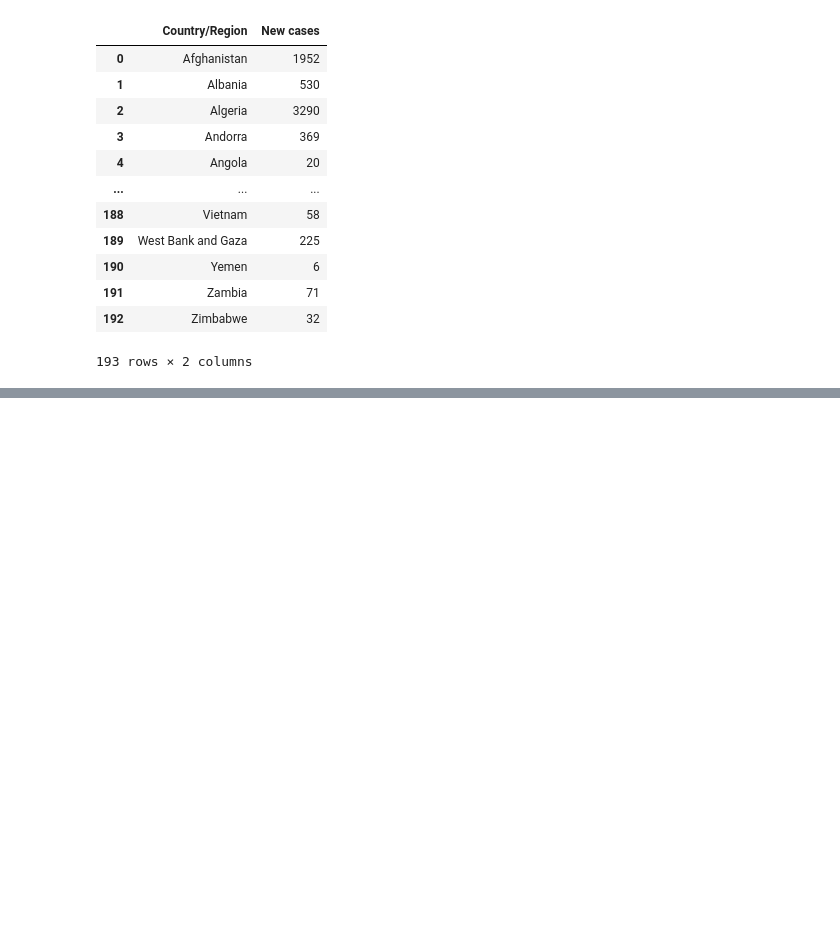
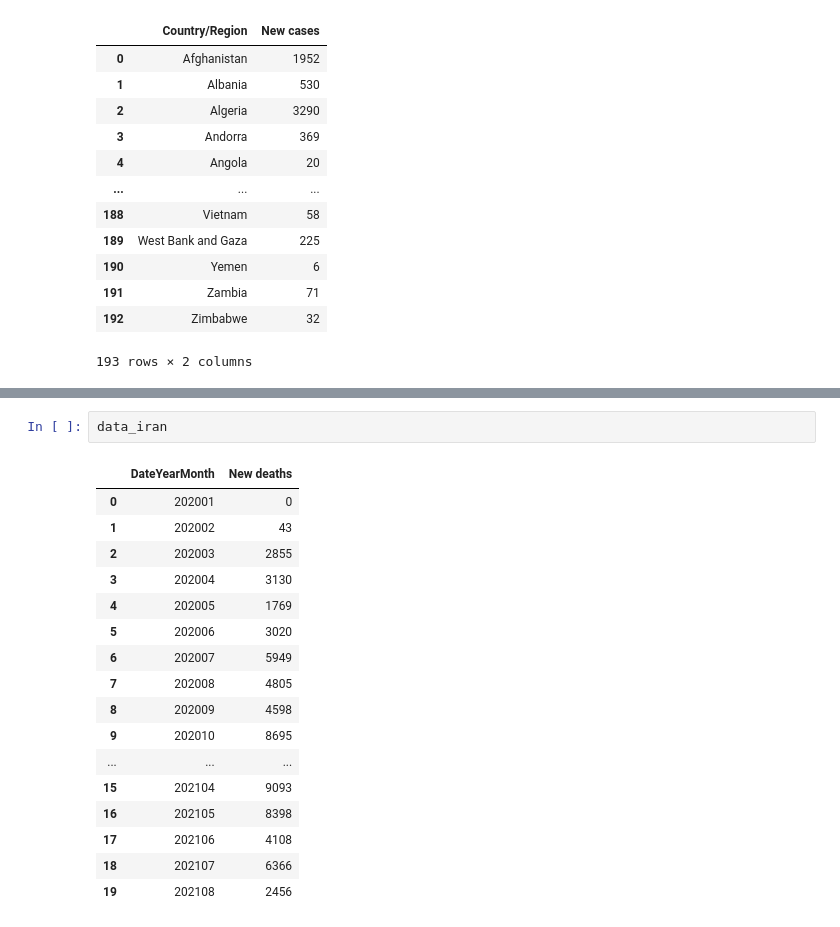
Before and after one commit to Hoda-Shad/Machine-Learning, a Jupyter notebook: Assignment3/2- Covid19.ipynb, the cells around one changed output, grey strips where cells are left out. Drawn from its saved outputs; the diff is of its cells as text; blank space fills up the shorter version.

```diff
--- a/Assignment3/2- Covid19.ipynb
+++ b/Assignment3/2- Covid19.ipynb
@@ -73,0 +100,20 @@ targetco_data[:8]
+# %%
+data_iran
+# %% [output]
+|  | DateYearMonth | New deaths |
+| 0 | 202001 | 0 |
+| 1 | 202002 | 43 |
+| 2 | 202003 | 2855 |
+| 3 | 202004 | 3130 |
+| 4 | 202005 | 1769 |
+| 5 | 202006 | 3020 |
+| 6 | 202007 | 5949 |
+| 7 | 202008 | 4805 |
+| 8 | 202009 | 4598 |
+| 9 | 202010 | 8695 |
+| ... | ... | ... |
+| 15 | 202104 | 9093 |
+| 16 | 202105 | 8398 |
+| 17 | 202106 | 4108 |
+| 18 | 202107 | 6366 |
+| 19 | 202108 | 2456 |
```
Also changed, not shown: parts of 8 cells of this notebook, 4 other files.
